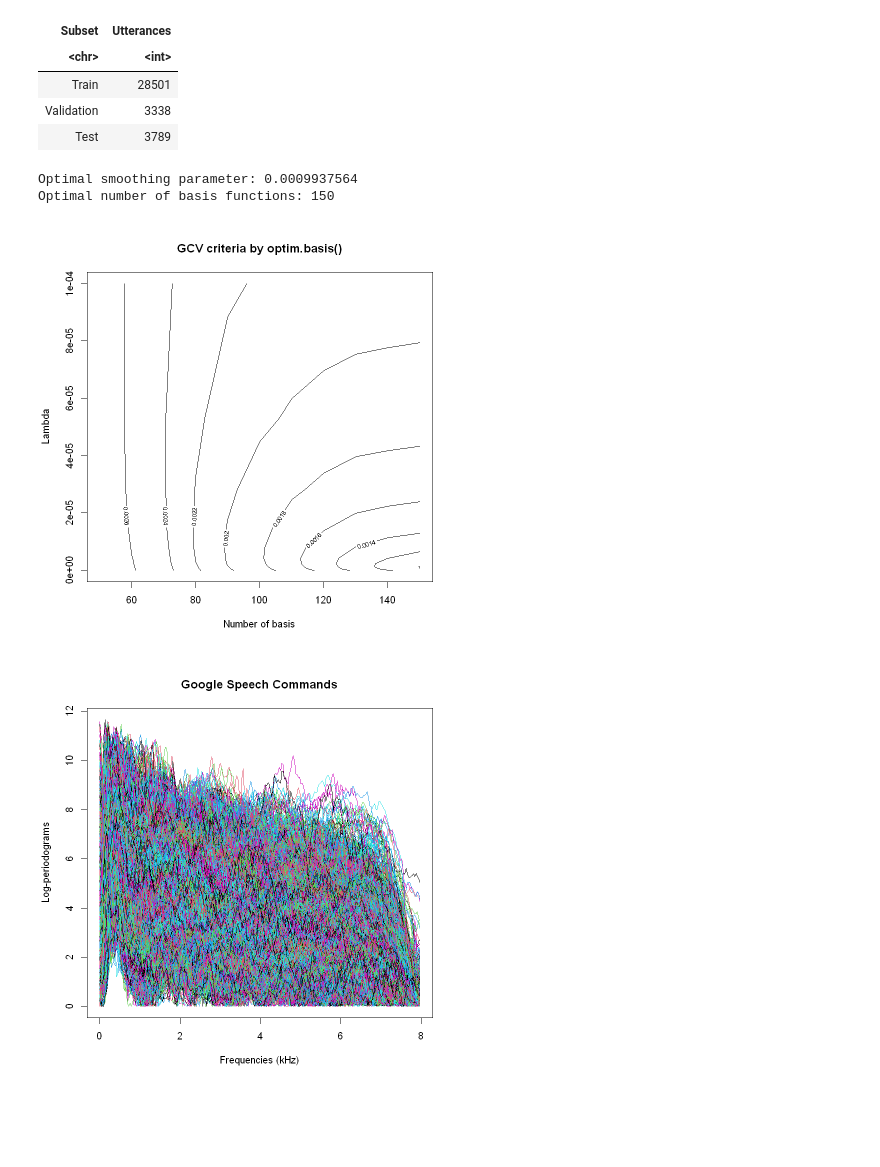
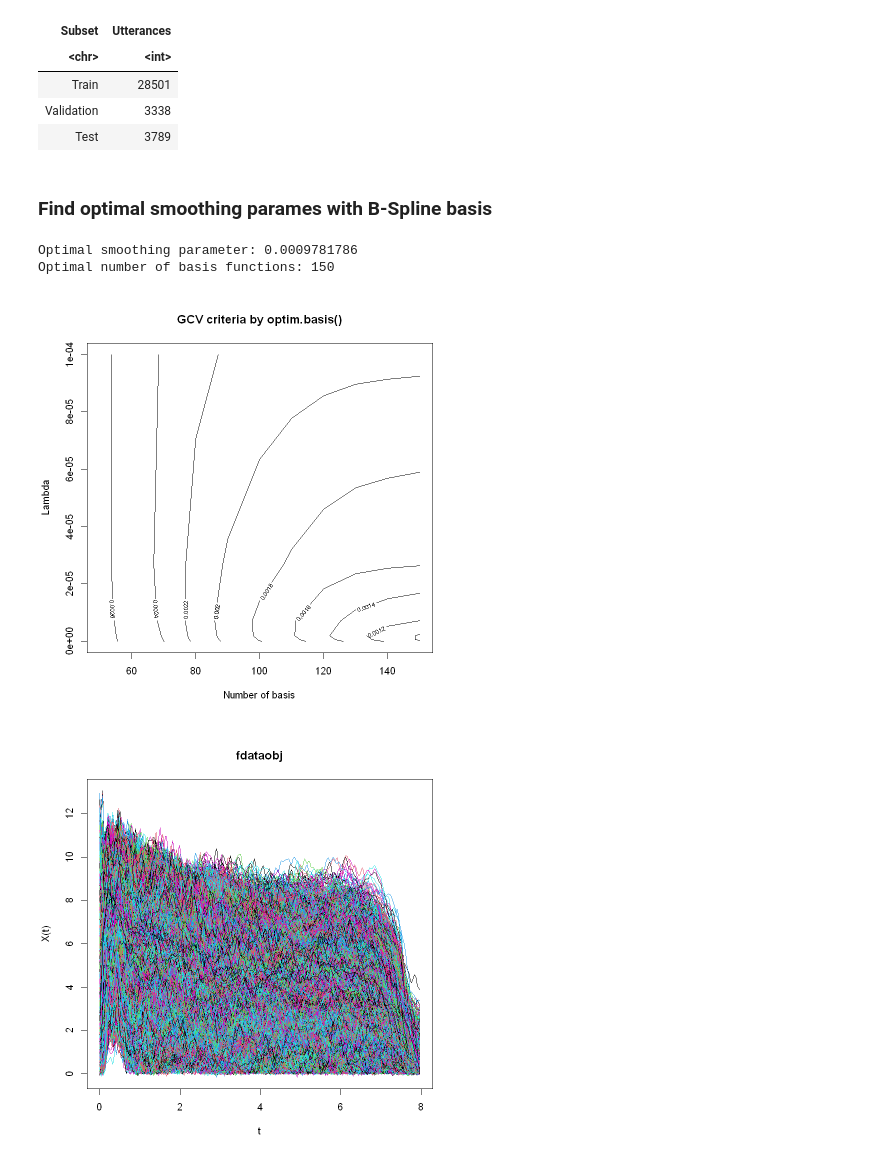
Before and after one commit to robertmackevic/fda-project, a Jupyter notebook: eda.ipynb, the cells around one changed output. Drawn from its saved outputs; the diff is of its cells as text; code cells hidden in the pictures; blank space fills up the shorter version.

```diff
--- a/eda.ipynb
+++ b/eda.ipynb
@@ -94,51 +112,53 @@ load_dataset <- function(filepaths) {
   return(list(data = fdata, labels = labels))
 }
 
-# train <- load_dataset(train_paths)
+train <- load_dataset(train_paths)
 # val <- load_dataset(val_paths)
-test <- load_dataset(test_paths)
+# test <- load_dataset(test_paths)
+
+# Pick which dataset to visualize
+dataset <- train
+# %% [markdown]
+### Find optimal smoothing parames with B-Spline basis
 # %%
-gcv_data <- test$data
-
 # Sequence of lambda smoothing parameters
-lambda <- 10^seq(-12, -4, len = 30)
+lambda <- 10^seq(-12, -4, len = 15)
 
 # Different numbers of basis functions to test
 numbasis <- seq(50, 150, by = 10)
 
-# Find optimal smoothing params with GCV and bspline
-bspline <- optim.basis(
-  gcv_data,
+bspline <- fda.usc::optim.basis(
+  dataset$data,
   lambda = lambda,
   numbasis = numbasis,
   type.basis = "bspline"
 )
 
 cat(
   "Optimal smoothing parameter:", bspline$gcv.opt,
   "\nOptimal number of basis functions:", bspline$numbasis.opt
 )
 
 contour(
   numbasis, lambda,
   bspline$gcv,
   ylab = "Lambda",
   xlab = "Number of basis",
   main = "GCV criteria by optim.basis()"
 )
-plot(bspline$fdataobj)
+plot(bspline$fdata.est)
 
 plot(bspline$gcv[sprintf("%d", bspline$numbasis.opt), ], type = "l")
 
 index <- 1
 plot(
-  gcv_data[index, ],
+  dataset$data[index, ],
   main = "Curve 1",
   lty = 2, lwd = 2, col = 8
 )
 lines(bspline$fdata.est[index, ], col = 1, lty = 1, lwd = 2)
 # %% [output]
-Optimal smoothing parameter: 0.0009937564
+Optimal smoothing parameter: 0.0009781786
 Optimal number of basis functions: 150
-[figure, old version]
+[figure, new version]
-[figure, old version]
+[figure, new version]
```
Also changed, not shown: parts of 16 cells of this notebook.
